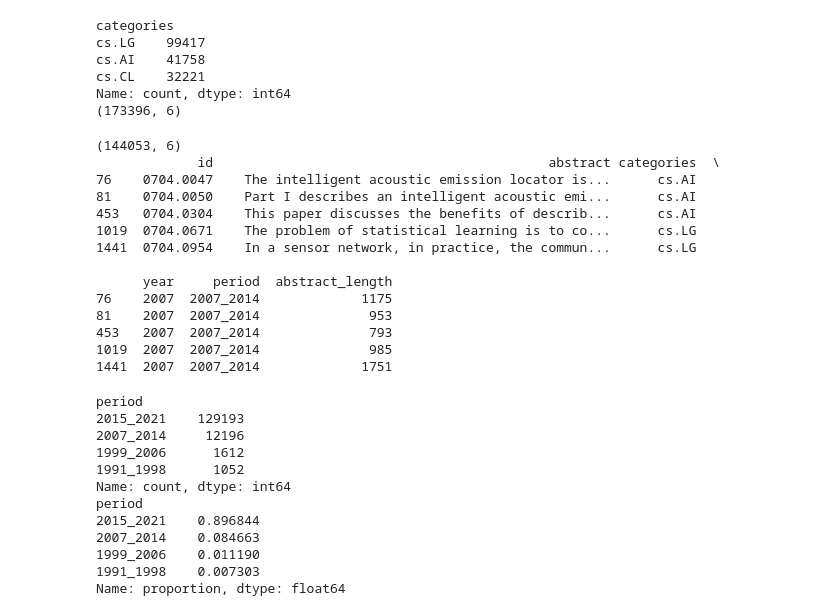
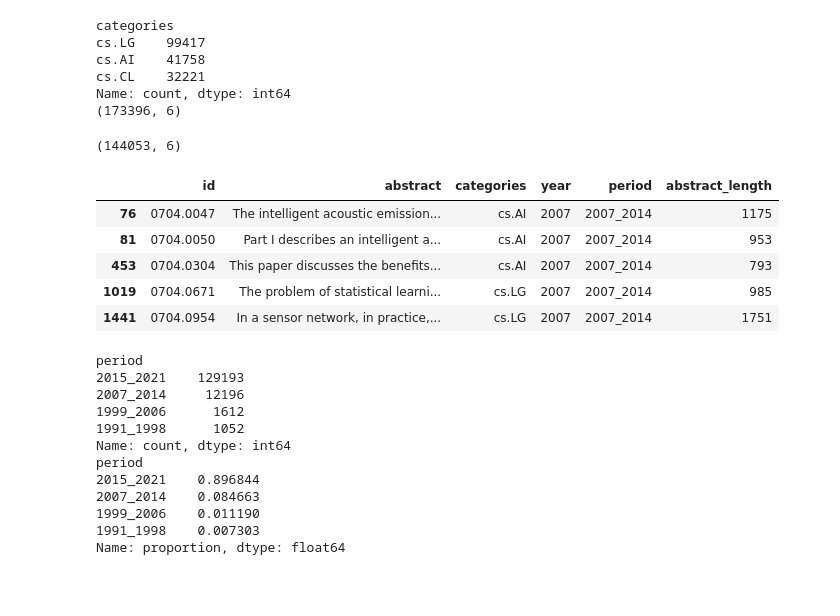
Before and after one commit to gyy2333/uob-ematm0067-team23, a Jupyter notebook: Comparative Corpus Analysis/data understand - EDA.ipynb, the cells around one changed output. Drawn from its saved outputs; the diff is of its cells as text; code cells hidden in the pictures; blank space fills up the shorter version.

```diff
--- a/Comparative Corpus Analysis/data understand - EDA.ipynb
+++ b/Comparative Corpus Analysis/data understand - EDA.ipynb
@@ -329,23 +316,16 @@ Name: count, dtype: int64
 # %%
 ## to make sure we don't have duplicate paper
 final_df = final_df.drop_duplicates(subset=['id'])
 print(final_df.shape)
-print(final_df.head())
+final_df.head()
 # %% [output]
 (144053, 6)
-             id                                           abstract categories  \
-76    0704.0047    The intelligent acoustic emission locator is...      cs.AI
-81    0704.0050    Part I describes an intelligent acoustic emi...      cs.AI
-453   0704.0304    This paper discusses the benefits of describ...      cs.AI
-1019  0704.0671    The problem of statistical learning is to co...      cs.LG
-1441  0704.0954    In a sensor network, in practice, the commun...      cs.LG
-
-      year     period  abstract_length
-76    2007  2007_2014             1175
-81    2007  2007_2014              953
-453   2007  2007_2014              793
-1019  2007  2007_2014              985
-1441  2007  2007_2014             1751
+|  | id | abstract | categories | year | period | abstract_length |
+| 76 | 0704.0047 | The intelligent acoustic emission... | cs.AI | 2007 | 2007_2014 | 1175 |
+| 81 | 0704.0050 | Part I describes an intelligent a... | cs.AI | 2007 | 2007_2014 | 953 |
+| 453 | 0704.0304 | This paper discusses the benefits... | cs.AI | 2007 | 2007_2014 | 793 |
+| 1019 | 0704.0671 | The problem of statistical learni... | cs.LG | 2007 | 2007_2014 | 985 |
+| 1441 | 0704.0954 | In a sensor network, in practice,... | cs.LG | 2007 | 2007_2014 | 1751 |
 # %%
 ## data balancer checker - to reduce bais
 print(final_df['period'].value_counts())
```
Also changed, not shown: parts of 3 cells of this notebook, 2 other files.
